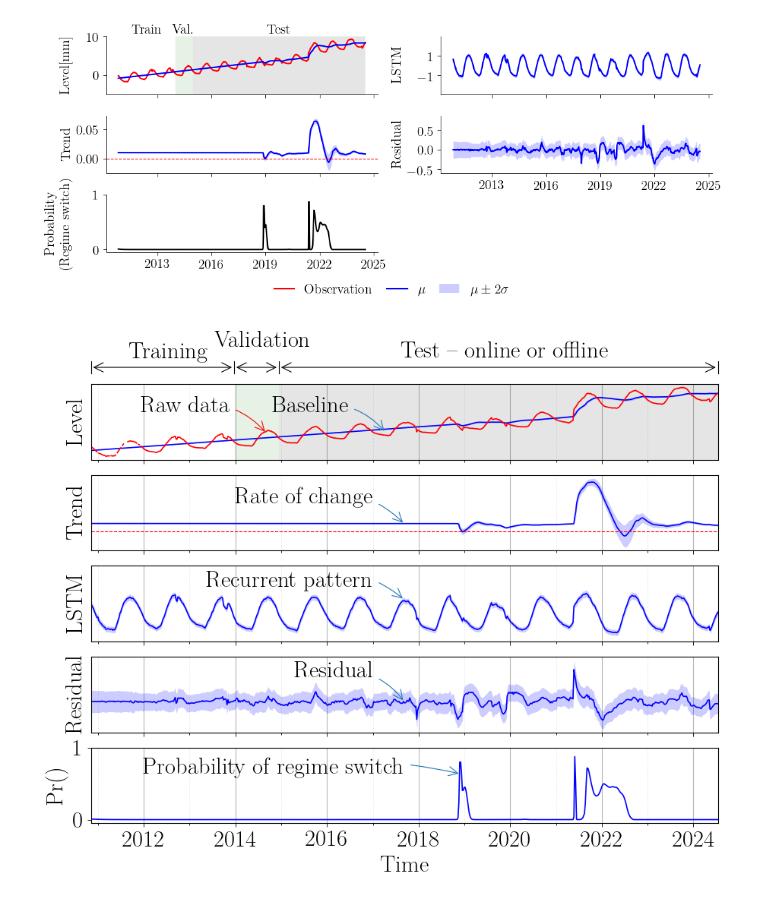
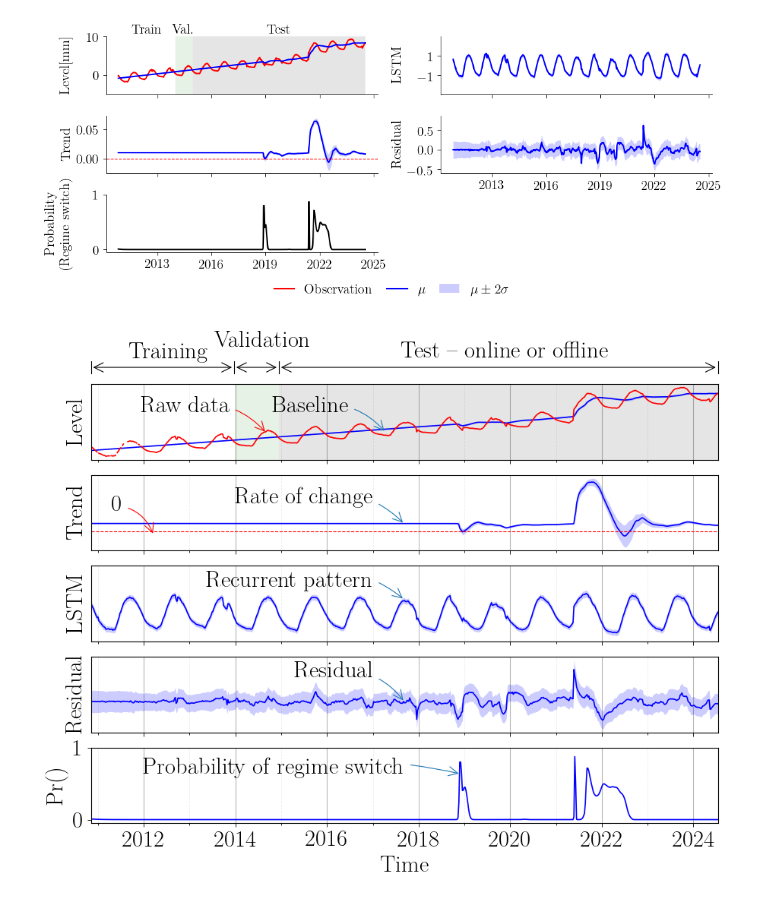
Before and after one commit to Bayes-Works/canari, a Jupyter notebook: examples/icold22/canari_example.ipynb, the cells around one changed output. Drawn from its saved outputs; the diff is of its cells as text; code cells hidden in the pictures.

Commit message:
update canari exampl figure

```diff
--- a/examples/icold22/canari_example.ipynb
+++ b/examples/icold22/canari_example.ipynb
@@ -524,6 +524,7 @@ def tag(ax, text, xy, xytext, rad=0.3, color="tab:blue",
 tag(ax_level, "Raw data",          xy=(0.28, 0.35), xytext=(0.15, 0.7), rad=-0.3, color="red")
 tag(ax_level, "Baseline",          xy=(0.47, 0.36), xytext=(0.35, 0.7), rad=-0.3)
 tag(ax_trend, "Rate of change",    xy=(0.5, 0.35), xytext=(0.45, 0.70), rad=-0.3, ha="right")
+tag(ax_trend, "0",                 xy=(0.1, 0.2), xytext=(0.05, 0.6), rad=-0.3 , color="red", ha="right")
 tag(ax_lstm,  "Recurrent pattern", xy=(0.5, 0.55), xytext=(0.45, 0.80), rad=-0.3,ha="right")
 tag(ax_noise, "Residual",          xy=(0.5, 0.4), xytext=(0.45, 0.8), rad=-0.3, ha="right")
 tag(ax_prob,  "Probability of regime switch",
@@ -536,31 +537,31 @@ tag(ax_prob,  "Probability of regime switch",
 #                   ha="center", va="center",
 #                   arrowprops=dict(arrowstyle="->", lw=0.8, color="red",
 #                                   connectionstyle="arc3,rad=0.3"))
 
 # ------------------------------------------------------------ axes cosmetics
 for ax, name in zip(axes[:5], ["Level", "Trend", "LSTM", "Residual", r"$\Pr()$"]):
     ax.set_ylabel(name)
     ax.set_yticks([])
     ax.set_xlim(t0, t1)
     for side in ("top", "right", "bottom", "left"):
         ax.spines[side].set_visible(True)
         ax.spines[side].set_linewidth(0.8)
     ax.xaxis.set_major_locator(mdates.YearLocator(2))
     ax.xaxis.set_minor_locator(mdates.YearLocator(1))
     ax.grid(axis="x", which="major", color="0.65", lw=0.8)
     ax.grid(axis="x", which="minor", color="0.85", lw=0.6, ls="--")
     ax.set_axisbelow(True)
     if ax is not ax_prob:
         ax.tick_params(labelbottom=False)
 
 ax_lstm.set_ylim(-1.5, 2.5)
 ax_prob.set_ylim(-0.05, 1)
 ax_prob.set_yticks([0, 1])
 ax_prob.xaxis.set_major_formatter(mdates.DateFormatter("%Y"))
 
 fig1.subplots_adjust(top=0.85, hspace=0.2)   # 0 = panels touching
 
 fig1.savefig("canari_example.png", dpi=300, bbox_inches="tight")
 plt.show()
 # %% [output]
-[figure, old version]
+[figure, new version]
```
Also changed, not shown: 1 other file.
